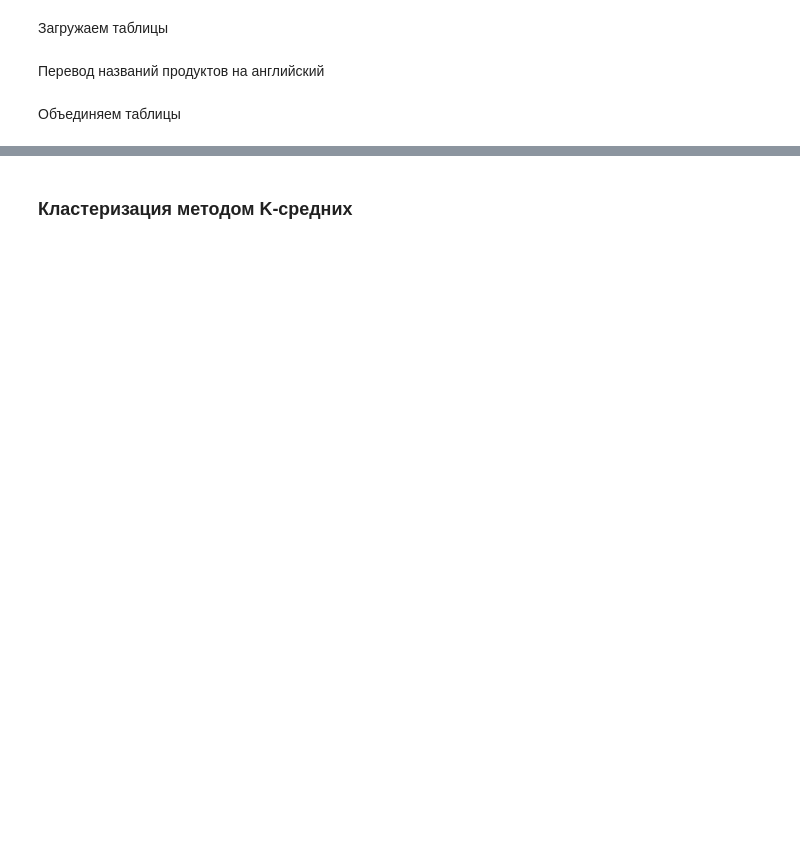
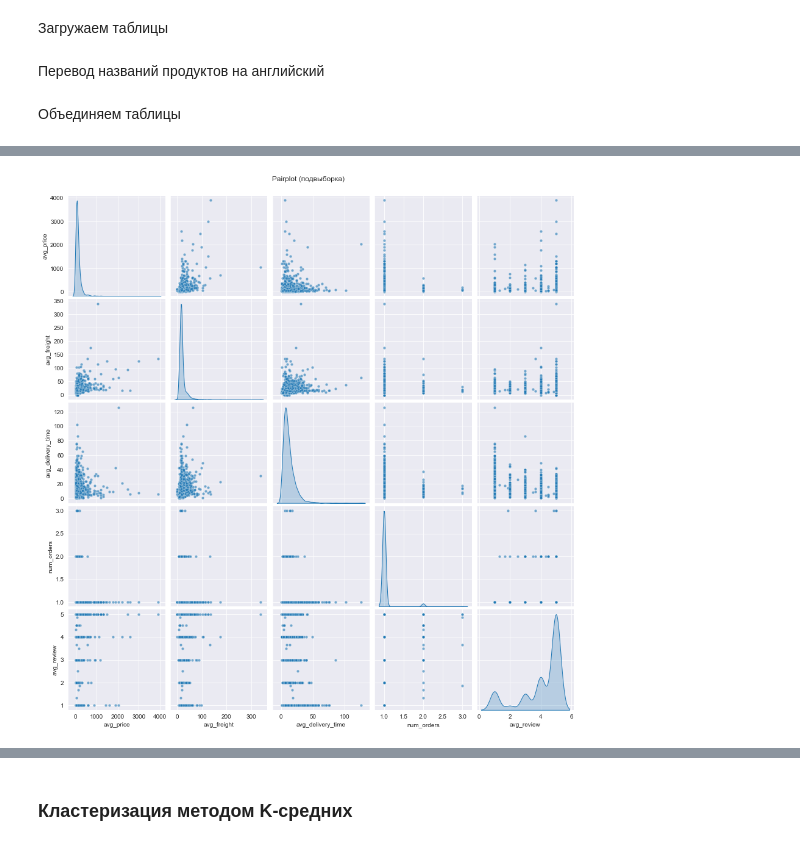
Before and after one commit to Sus-arch/Brazilian-E-Commerce-ML, a Jupyter notebook: clusterization/solution.ipynb, the cells around one changed output, grey strips where cells are left out. Drawn from its saved outputs; the diff is of its cells as text; code cells hidden in the pictures; blank space fills up the shorter version.

```diff
--- a/clusterization/solution.ipynb
+++ b/clusterization/solution.ipynb
@@ -109,0 +103,7 @@ customer_features.describe()
+# %%
+sample = customer_agg.sample(n=min(2000, len(customer_agg)), random_state=42)
+sns.pairplot(sample[features], diag_kind='kde', plot_kws={'s':20, 'alpha':0.6})
+plt.suptitle("Pairplot (подвыборка)", y=1.02)
+plt.show()
+# %% [output]
+[figure, added]
```
Also changed, not shown: parts of 49 cells of this notebook, 1 other file.
